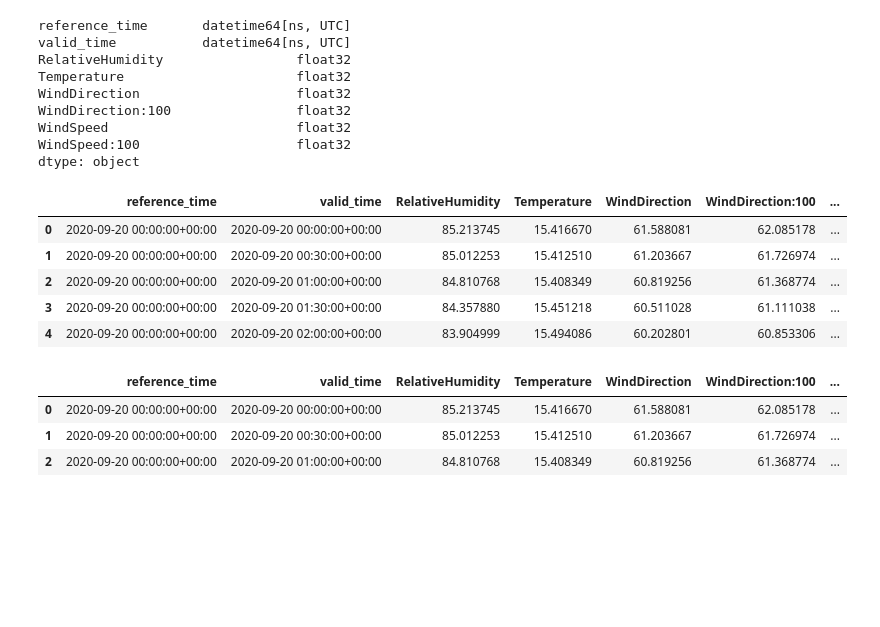
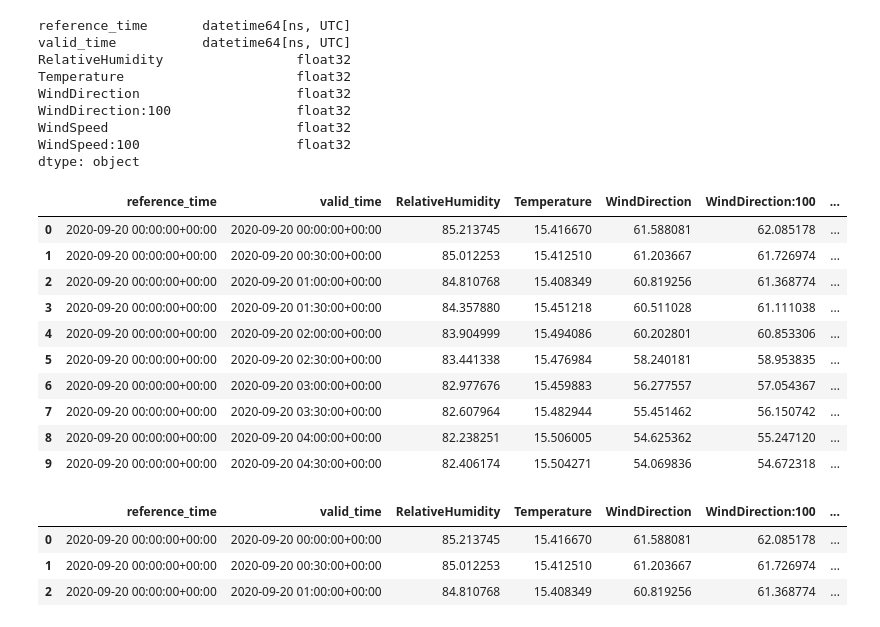
Before and after one commit to tombeihofer23/DoPro2, a Jupyter notebook: reasearch/02_remit_feature.ipynb, the cells around one changed output. Saved outputs shown, nothing was run; the diff lists cells and outputs as text; code cells hidden in the pictures; blank space fills up the shorter version.

```diff
--- a/reasearch/02_remit_feature.ipynb
+++ b/reasearch/02_remit_feature.ipynb
@@ -152,17 +176,22 @@ WindDirection:100                float32
 WindSpeed                        float32
 WindSpeed:100                    float32
 dtype: object
-# %%
-df_hornsea['valid_time_round'] = df_hornsea['valid_time'].dt.floor('h').head()
-df_hornsea['valid_time_up'] = df_hornsea['valid_time'].dt.floor('h')
-df_hornsea.head(5)
-# %% [output]
-|  | reference_time | valid_time | RelativeHumidity | Temperature | WindDirection | WindDirection:100 | ... |
-| 0 | 2020-09-20 00:00:00+00:00 | 2020-09-20 00:00:00+00:00 | 85.213745 | 15.416670 | 61.588081 | 62.085178 | ... |
-| 1 | 2020-09-20 00:00:00+00:00 | 2020-09-20 00:30:00+00:00 | 85.012253 | 15.412510 | 61.203667 | 61.726974 | ... |
-| 2 | 2020-09-20 00:00:00+00:00 | 2020-09-20 01:00:00+00:00 | 84.810768 | 15.408349 | 60.819256 | 61.368774 | ... |
-| 3 | 2020-09-20 00:00:00+00:00 | 2020-09-20 01:30:00+00:00 | 84.357880 | 15.451218 | 60.511028 | 61.111038 | ... |
-| 4 | 2020-09-20 00:00:00+00:00 | 2020-09-20 02:00:00+00:00 | 83.904999 | 15.494086 | 60.202801 | 60.853306 | ... |
+# %%
+# Runde die Zeit in der Spalte 'valid_time' nach oben auf die nächste volle Stunde
+df_hornsea['valid_time_ru_oben'] = df_hornsea['valid_time'].dt.floor('h')
+df_hornsea.head(10)
+# %% [output]
+|  | reference_time | valid_time | RelativeHumidity | Temperature | WindDirection | WindDirection:100 | ... |
+| 0 | 2020-09-20 00:00:00+00:00 | 2020-09-20 00:00:00+00:00 | 85.213745 | 15.416670 | 61.588081 | 62.085178 | ... |
+| 1 | 2020-09-20 00:00:00+00:00 | 2020-09-20 00:30:00+00:00 | 85.012253 | 15.412510 | 61.203667 | 61.726974 | ... |
+| 2 | 2020-09-20 00:00:00+00:00 | 2020-09-20 01:00:00+00:00 | 84.810768 | 15.408349 | 60.819256 | 61.368774 | ... |
+| 3 | 2020-09-20 00:00:00+00:00 | 2020-09-20 01:30:00+00:00 | 84.357880 | 15.451218 | 60.511028 | 61.111038 | ... |
+| 4 | 2020-09-20 00:00:00+00:00 | 2020-09-20 02:00:00+00:00 | 83.904999 | 15.494086 | 60.202801 | 60.853306 | ... |
+| 5 | 2020-09-20 00:00:00+00:00 | 2020-09-20 02:30:00+00:00 | 83.441338 | 15.476984 | 58.240181 | 58.953835 | ... |
+| 6 | 2020-09-20 00:00:00+00:00 | 2020-09-20 03:00:00+00:00 | 82.977676 | 15.459883 | 56.277557 | 57.054367 | ... |
+| 7 | 2020-09-20 00:00:00+00:00 | 2020-09-20 03:30:00+00:00 | 82.607964 | 15.482944 | 55.451462 | 56.150742 | ... |
+| 8 | 2020-09-20 00:00:00+00:00 | 2020-09-20 04:00:00+00:00 | 82.238251 | 15.506005 | 54.625362 | 55.247120 | ... |
+| 9 | 2020-09-20 00:00:00+00:00 | 2020-09-20 04:30:00+00:00 | 82.406174 | 15.504271 | 54.069836 | 54.672318 | ... |
 # %%
 df_hornsea.head(3)
 # %% [output]
```
Also changed, not shown: parts of 5 cells of this notebook.
